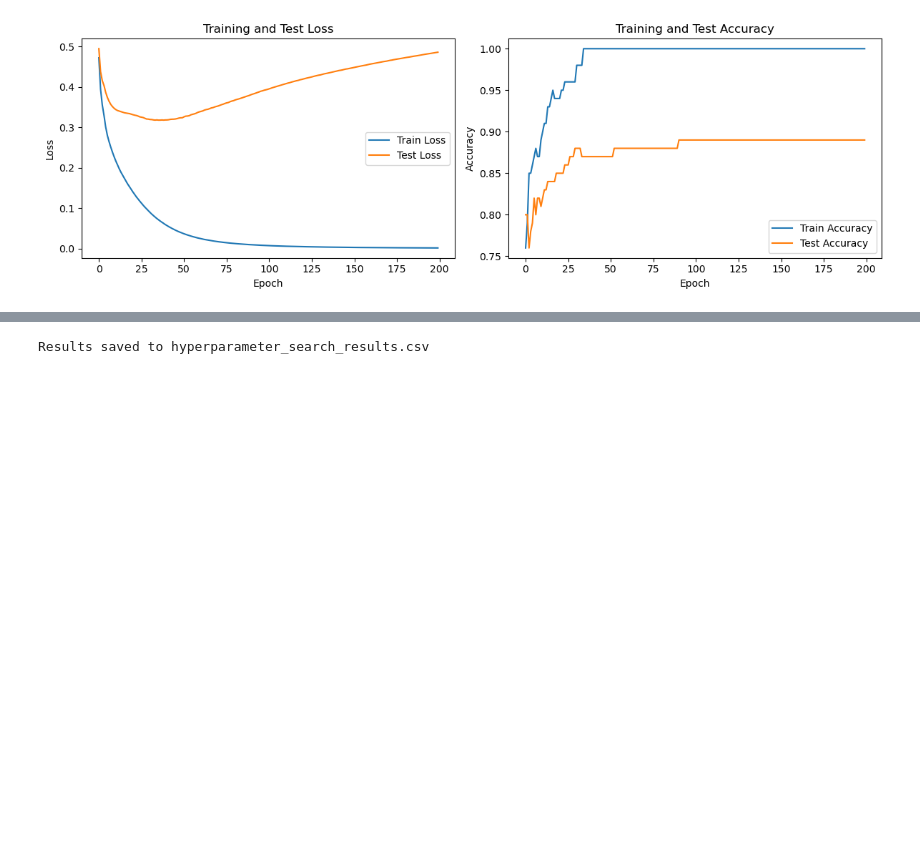
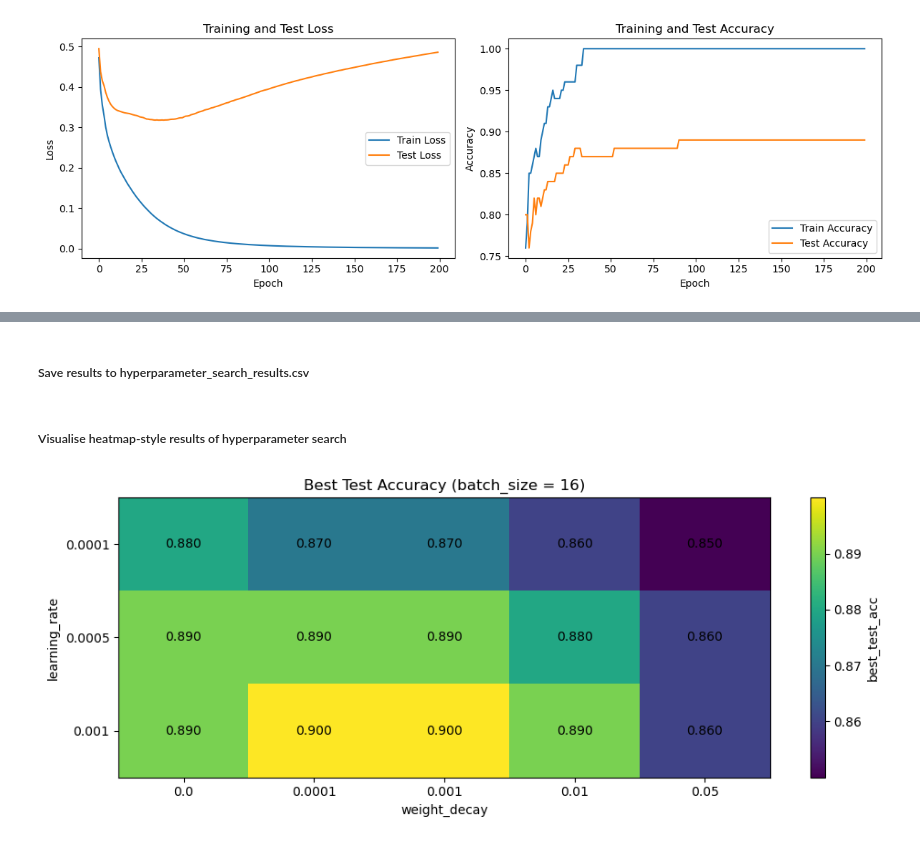
Before and after one commit to nasoskar/ProgrAndMaths, a Jupyter notebook: task2/ecg_project.ipynb, the cells around one changed output, grey strips where cells are left out. Cells and saved outputs as stored; diff of their text form; code cells hidden in the pictures; blank space fills up the shorter version.

Commit message:
Add result visualisations and markdown descriptions

```diff
--- a/task2/ecg_project.ipynb
+++ b/task2/ecg_project.ipynb
@@ -353,5 +351,32 @@ results_df
+# %% [markdown]
+##### Save results to hyperparameter_search_results.csv
 # %%
-results_df.to_csv("hyperparameter_search_results.csv", index=False)
-print("Results saved to hyperparameter_search_results.csv")
+all_results_df = pd.DataFrame(all_results)
+all_results_df.to_csv("hyperparameter_search_results.csv", index=False)
-# %% [output]
-Results saved to hyperparameter_search_results.csv
+# %% [markdown]
+##### Visualise heatmap-style results of hyperparameter search
+# %%
+def plot_heatmap_like(df, batch_size):
+    sub = df[df["batch_size"] == batch_size].copy()
+
+    pivot = sub.pivot(index = "lr", columns = "weight_decay", values = "best_test_acc")
+
+    plt.figure(figsize = (10, 4))
+    plt.imshow(pivot.values, aspect = "auto")
+    plt.xticks(range(pivot.shape[1]), pivot.columns)
+    plt.yticks(range(pivot.shape[0]), pivot.index)
+    plt.xlabel("weight_decay")
+    plt.ylabel("learning_rate")
+    plt.title(f"Best Test Accuracy (batch_size = {batch_size})")
+
+    # put values inside each grid cell
+    for i in range(pivot.shape[0]):
+        for j in range(pivot.shape[1]):
+            plt.text(j, i, f"{pivot.values[i, j]:.3f}", ha = "center", va = "center")
+
+    plt.colorbar(label = "best_test_acc")
+    plt.tight_layout()
+    plt.show()
+plot_heatmap_like(all_results_df, batch_size = 16)
+# %% [output]
+[figure, added]
```
Also changed, not shown: parts of 27 cells of this notebook, 1 other file.
